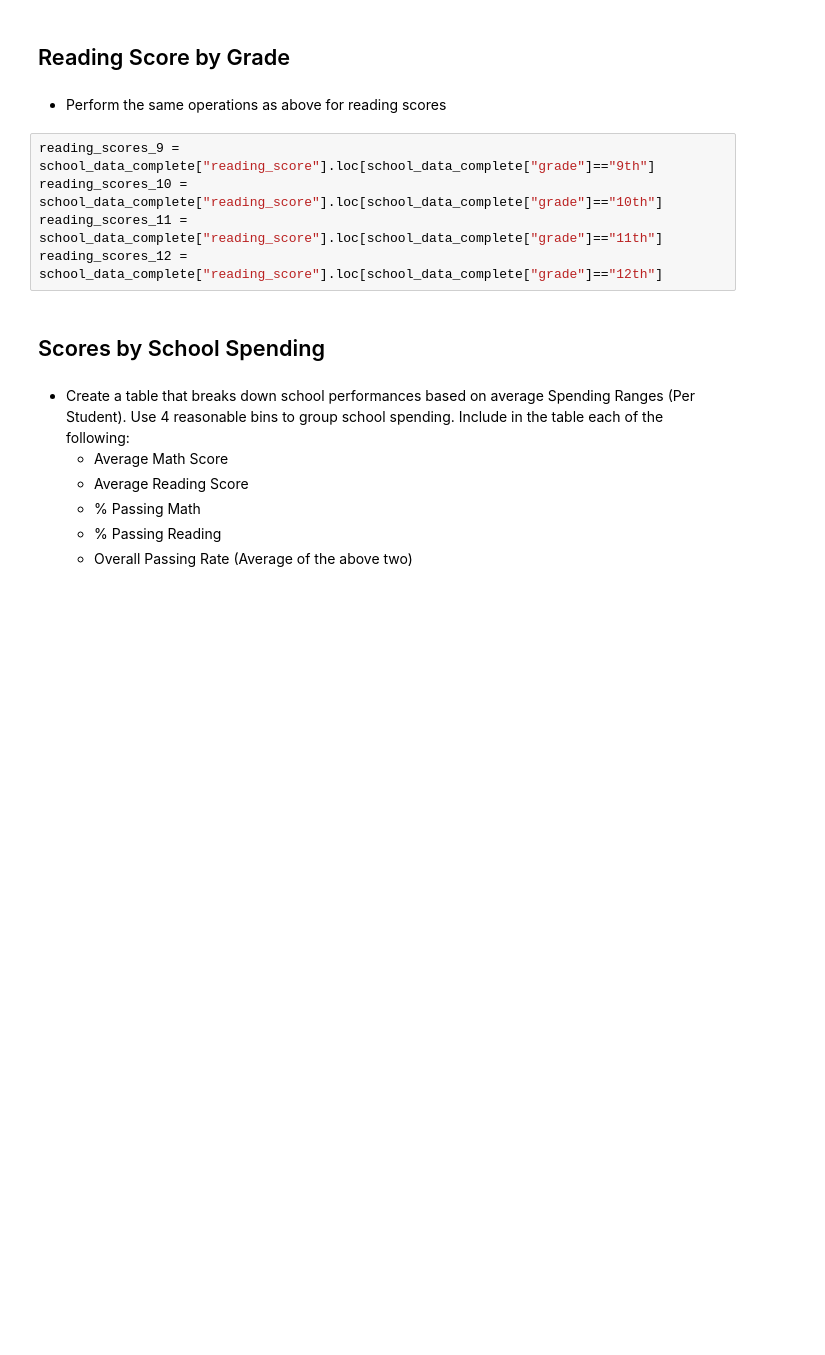
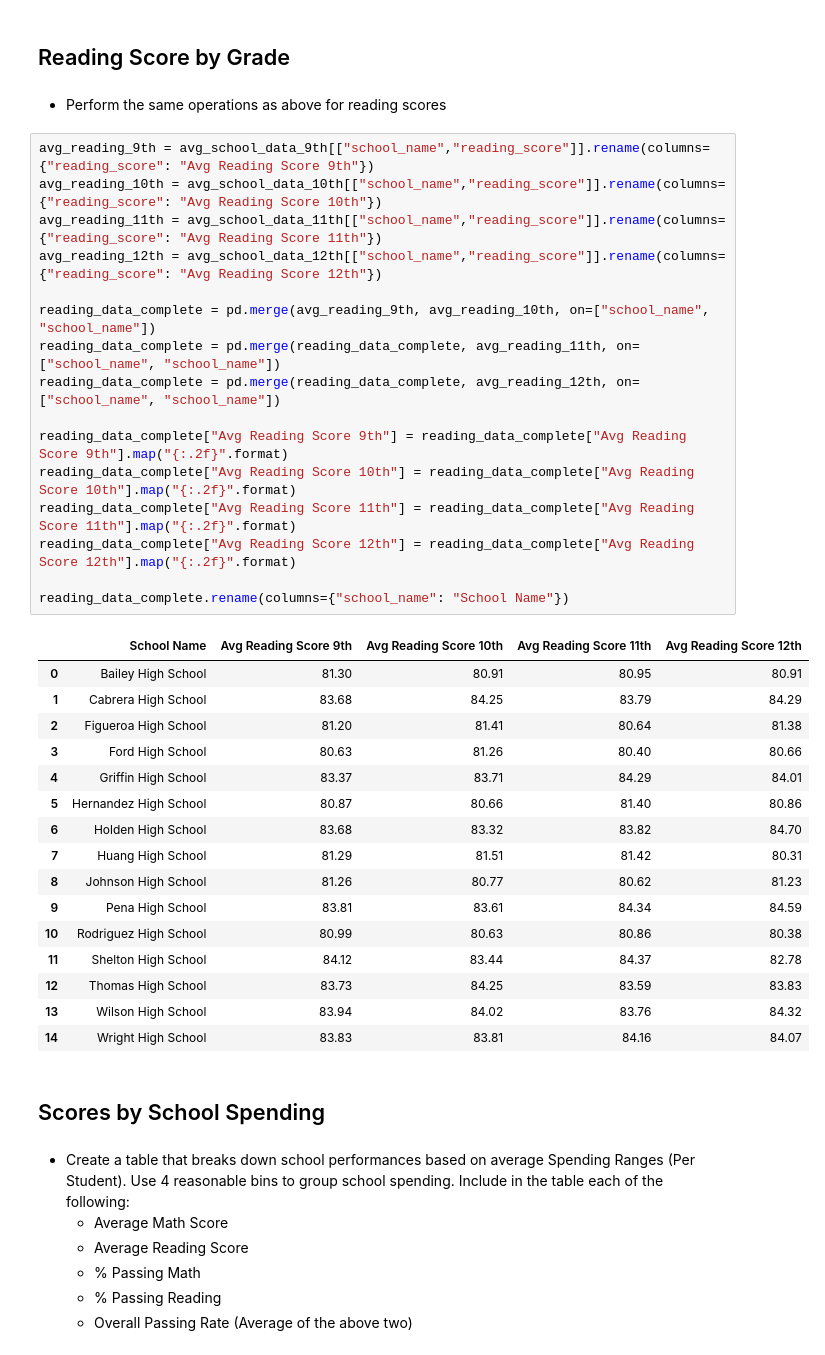
Before and after one commit to tiffanyharris711/pandas-challenge, a Jupyter notebook: PyCitySchools/PyCitySchools.ipynb, the cells around one changed output. Saved outputs shown, nothing was run; the diff lists cells and outputs as text; blank space fills up the shorter version.

```diff
--- a/PyCitySchools/PyCitySchools.ipynb
+++ b/PyCitySchools/PyCitySchools.ipynb
@@ -197,11 +221,39 @@ math_scores_12 = school_data_complete["math_score"].loc[school_data_complete["gr
 ## Reading Score by Grade
 # %% [markdown]
 * Perform the same operations as above for reading scores
-# %%
-reading_scores_9 = school_data_complete["reading_score"].loc[school_data_complete["grade"]=="9th"]
-reading_scores_10 = school_data_complete["reading_score"].loc[school_data_complete["grade"]=="10th"]
-reading_scores_11 = school_data_complete["reading_score"].loc[school_data_complete["grade"]=="11th"]
-reading_scores_12 = school_data_complete["reading_score"].loc[school_data_complete["grade"]=="12th"]
+# %%
+avg_reading_9th = avg_school_data_9th[["school_name","reading_score"]].rename(columns={"reading_score": "Avg Reading Score 9th"})
+avg_reading_10th = avg_school_data_10th[["school_name","reading_score"]].rename(columns={"reading_score": "Avg Reading Score 10th"})
+avg_reading_11th = avg_school_data_11th[["school_name","reading_score"]].rename(columns={"reading_score": "Avg Reading Score 11th"})
+avg_reading_12th = avg_school_data_12th[["school_name","reading_score"]].rename(columns={"reading_score": "Avg Reading Score 12th"})
+
+reading_data_complete = pd.merge(avg_reading_9th, avg_reading_10th, on=["school_name", "school_name"])
+reading_data_complete = pd.merge(reading_data_complete, avg_reading_11th, on=["school_name", "school_name"])
+reading_data_complete = pd.merge(reading_data_complete, avg_reading_12th, on=["school_name", "school_name"])
+
+reading_data_complete["Avg Reading Score 9th"] = reading_data_complete["Avg Reading Score 9th"].map("{:.2f}".format)
+reading_data_complete["Avg Reading Score 10th"] = reading_data_complete["Avg Reading Score 10th"].map("{:.2f}".format)
+reading_data_complete["Avg Reading Score 11th"] = reading_data_complete["Avg Reading Score 11th"].map("{:.2f}".format)
+reading_data_complete["Avg Reading Score 12th"] = reading_data_complete["Avg Reading Score 12th"].map("{:.2f}".format)
+
+reading_data_complete.rename(columns={"school_name": "School Name"})
+# %% [output]
+|  | School Name | Avg Reading Score 9th | Avg Reading Score 10th | Avg Reading Score 11th | Avg Reading Score 12th |
+| 0 | Bailey High School | 81.30 | 80.91 | 80.95 | 80.91 |
+| 1 | Cabrera High School | 83.68 | 84.25 | 83.79 | 84.29 |
+| 2 | Figueroa High School | 81.20 | 81.41 | 80.64 | 81.38 |
+| 3 | Ford High School | 80.63 | 81.26 | 80.40 | 80.66 |
+| 4 | Griffin High School | 83.37 | 83.71 | 84.29 | 84.01 |
+| 5 | Hernandez High School | 80.87 | 80.66 | 81.40 | 80.86 |
+| 6 | Holden High School | 83.68 | 83.32 | 83.82 | 84.70 |
+| 7 | Huang High School | 81.29 | 81.51 | 81.42 | 80.31 |
+| 8 | Johnson High School | 81.26 | 80.77 | 80.62 | 81.23 |
+| 9 | Pena High School | 83.81 | 83.61 | 84.34 | 84.59 |
+| 10 | Rodriguez High School | 80.99 | 80.63 | 80.86 | 80.38 |
+| 11 | Shelton High School | 84.12 | 83.44 | 84.37 | 82.78 |
+| 12 | Thomas High School | 83.73 | 84.25 | 83.59 | 83.83 |
+| 13 | Wilson High School | 83.94 | 84.02 | 83.76 | 84.32 |
+| 14 | Wright High School | 83.83 | 83.81 | 84.16 | 84.07 |
 # %% [markdown]
 ## Scores by School Spending
 # %% [markdown]
```
Also changed, not shown: parts of 8 cells of this notebook.
